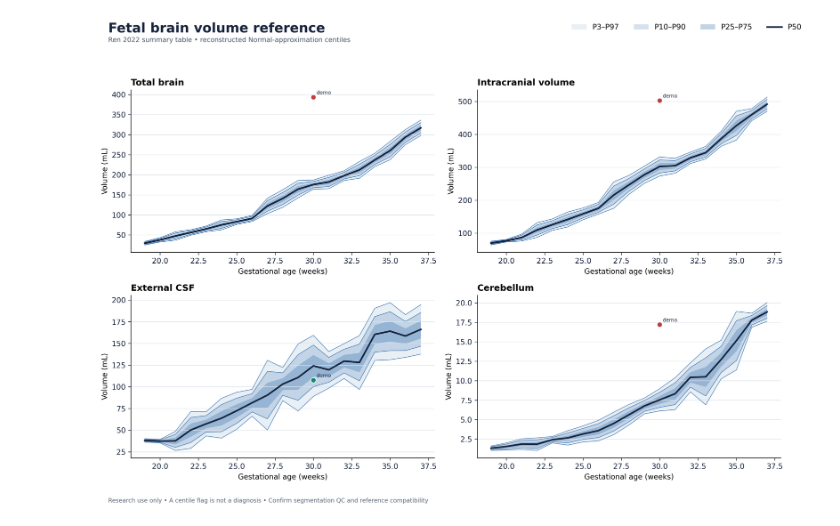
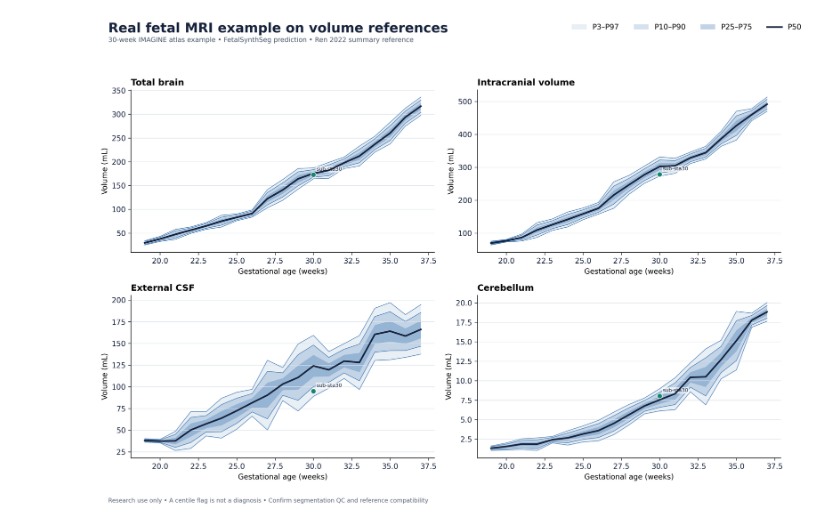
Before and after one commit to ajoshiusc/fetal-brain-growth, a Jupyter notebook: notebooks/Radiology_Meeting_Demo.ipynb, the cells around one changed output. Cells and saved outputs as stored; diff of their text form; code cells hidden in the pictures.

Commit message:
Replace synthetic demo with real fetal MRI analysis

```diff
--- a/notebooks/Radiology_Meeting_Demo.ipynb
+++ b/notebooks/Radiology_Meeting_Demo.ipynb
@@ -24,0 +16,13 @@ Voxel volume is computed from the determinant of the NIfTI affine. The native se
+# %%
+ROOT = Path.cwd().resolve()
+if ROOT.name == 'notebooks': ROOT = ROOT.parent
+EXAMPLE = ROOT/'third_party/FetalSynthSeg/data/sub-sta30/anat'
+IMAGE_PATH = EXAMPLE/'sub-sta30_rec-irtk_T2w.nii.gz'
+MANUAL_PATH = EXAMPLE/'sub-sta30_rec-irtk_T2w_dseg.nii.gz'
+CHECKPOINT = ROOT/'models/KISPI-all_fss.ckpt'
+OUT = ROOT/'demo_outputs/real_example'; OUT.mkdir(parents=True, exist_ok=True)
+PREDICTED_PATH = OUT/'sub-sta30_fetalsynthseg.nii.gz'
+missing = [p for p in (IMAGE_PATH, MANUAL_PATH, CHECKPOINT) if not p.exists()]
+if missing:
+    raise FileNotFoundError('Run ./scripts/install_fetalsynthseg.sh --accept-license first. Missing: ' + ', '.join(map(str, missing)))
+print('Real example:', IMAGE_PATH.name, '• gestational age 30 weeks')
@@ -25,6 +71,6 @@ Voxel volume is computed from the determinant of the NIfTI affine. The native se
 # %%
-tissues, aggregates, qc = measure_segmentation(segmentation, subject_id='demo', gestational_age_weeks=30.0)
-display(tissues[['region','volume_ml']].round(2))
-display(aggregates[['region','volume_ml']].round(2))
+tissues, aggregates, qc = measure_segmentation(PREDICTED_PATH, subject_id='sub-sta30', gestational_age_weeks=30.0)
+display(tissues[['label','region','volume_ml']].style.format({'volume_ml':'{:.2f}'}))
+display(aggregates[['region','labels','volume_ml']].style.format({'volume_ml':'{:.2f}'}))
 qc
 # %% [output]
@@ -62,9 +108,9 @@ The bundled Ren table mode reconstructs centiles from weekly mean/SD under an ex
 # %%
-curves, metadata = build_table_curves(method='interpolate')
+curves, curve_metadata = build_table_curves(method='interpolate')
 scores = score_against_curves(aggregates, curves)
-chart = save_growth_chart(curves, out/'growth_chart.png', observations=scores, regions=['total_brain','intracranial_volume','external_csf','cerebellum'], subtitle='Ren 2022 summary table • reconstructed Normal-approximation centiles')
+chart = save_growth_chart(curves, OUT/'growth_chart.png', observations=scores, regions=['total_brain','intracranial_volume','external_csf','cerebellum'], title='Real fetal MRI example on volume references', subtitle='30-week IMAGINE atlas example • FetalSynthSeg prediction • Ren 2022 summary reference')
 display(Image(filename=str(chart), width=1200))
 display(scores[['region','volume_ml','estimated_percentile_bounded','status','interpretation_note']])
 # %% [output]
-[figure, old version]
+[figure, new version]
 |  | region | volume_ml | estimated_percentile_bounded | status | interpretation_note |
```
Also changed, not shown: parts of 20 cells of this notebook, 22 other files.
